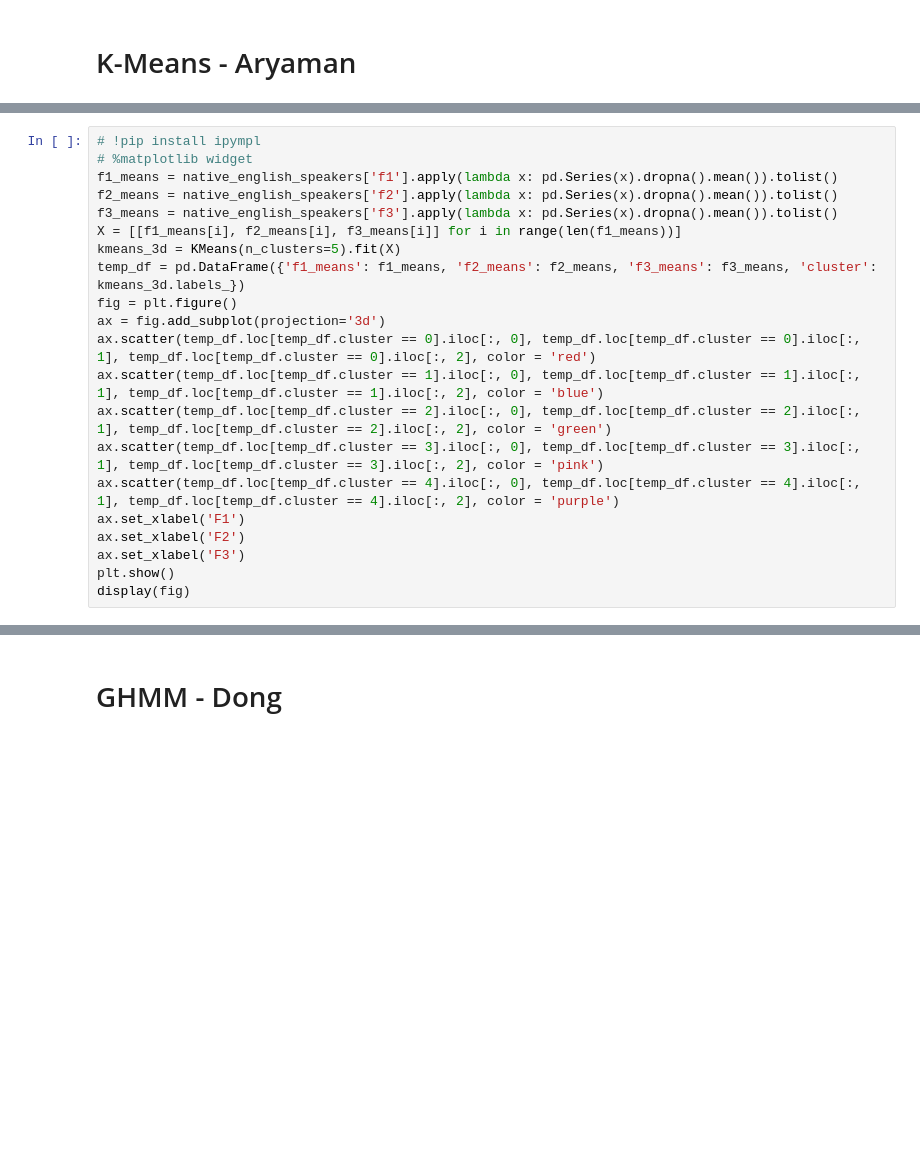
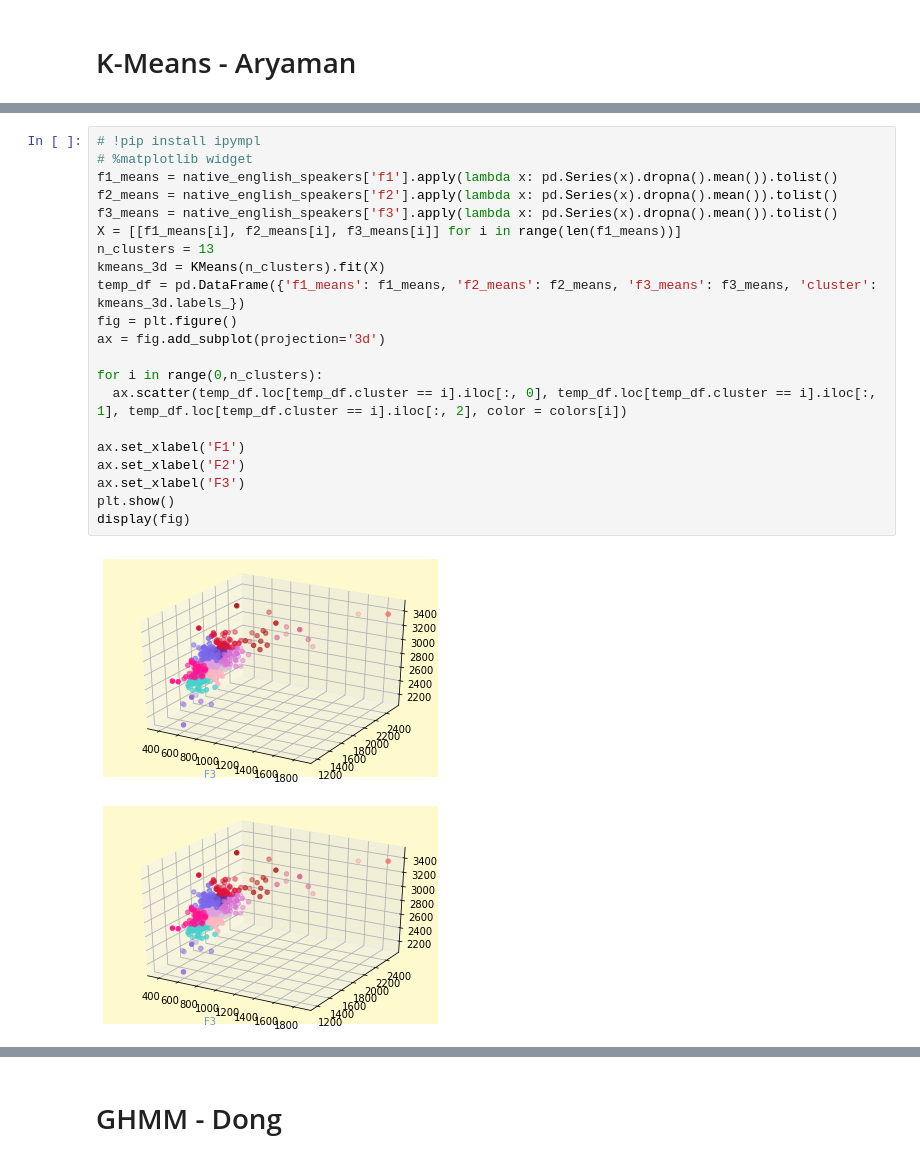
Before and after one commit to alxtyl/118B-FinalProject, a Jupyter notebook: 118B_Final_Project.ipynb, the cells around one changed output, grey strips where cells are left out. Cells and saved outputs as stored; diff of their text form; blank space fills up the shorter version.

```diff
--- a/118B_Final_Project.ipynb
+++ b/118B_Final_Project.ipynb
@@ -452,21 +480,24 @@ Name: cluster_assignment, dtype: int64
 # %%
 # !pip install ipympl
 # %matplotlib widget
 f1_means = native_english_speakers['f1'].apply(lambda x: pd.Series(x).dropna().mean()).tolist()
 f2_means = native_english_speakers['f2'].apply(lambda x: pd.Series(x).dropna().mean()).tolist()
 f3_means = native_english_speakers['f3'].apply(lambda x: pd.Series(x).dropna().mean()).tolist()
 X = [[f1_means[i], f2_means[i], f3_means[i]] for i in range(len(f1_means))]
-kmeans_3d = KMeans(n_clusters=5).fit(X)
+n_clusters = 13
+kmeans_3d = KMeans(n_clusters).fit(X)
 temp_df = pd.DataFrame({'f1_means': f1_means, 'f2_means': f2_means, 'f3_means': f3_means, 'cluster': kmeans_3d.labels_})
 fig = plt.figure()
 ax = fig.add_subplot(projection='3d')
-ax.scatter(temp_df.loc[temp_df.cluster == 0].iloc[:, 0], temp_df.loc[temp_df.cluster == 0].iloc[:, 1], temp_df.loc[temp_df.cluster == 0].iloc[:, 2], color = 'red')
-ax.scatter(temp_df.loc[temp_df.cluster == 1].iloc[:, 0], temp_df.loc[temp_df.cluster == 1].iloc[:, 1], temp_df.loc[temp_df.cluster == 1].iloc[:, 2], color = 'blue')
-ax.scatter(temp_df.loc[temp_df.cluster == 2].iloc[:, 0], temp_df.loc[temp_df.cluster == 2].iloc[:, 1], temp_df.loc[temp_df.cluster == 2].iloc[:, 2], color = 'green')
-ax.scatter(temp_df.loc[temp_df.cluster == 3].iloc[:, 0], temp_df.loc[temp_df.cluster == 3].iloc[:, 1], temp_df.loc[temp_df.cluster == 3].iloc[:, 2], color = 'pink')
-ax.scatter(temp_df.loc[temp_df.cluster == 4].iloc[:, 0], temp_df.loc[temp_df.cluster == 4].iloc[:, 1], temp_df.loc[temp_df.cluster == 4].iloc[:, 2], color = 'purple')
+
+for i in range(0,n_clusters):
+  ax.scatter(temp_df.loc[temp_df.cluster == i].iloc[:, 0], temp_df.loc[temp_df.cluster == i].iloc[:, 1], temp_df.loc[temp_df.cluster == i].iloc[:, 2], color = colors[i])
+
 ax.set_xlabel('F1')
 ax.set_xlabel('F2')
 ax.set_xlabel('F3')
 plt.show()
 display(fig)
+# %% [output]
+[figure, added]
+[figure, added]
```
Also changed, not shown: parts of 25 cells of this notebook.
